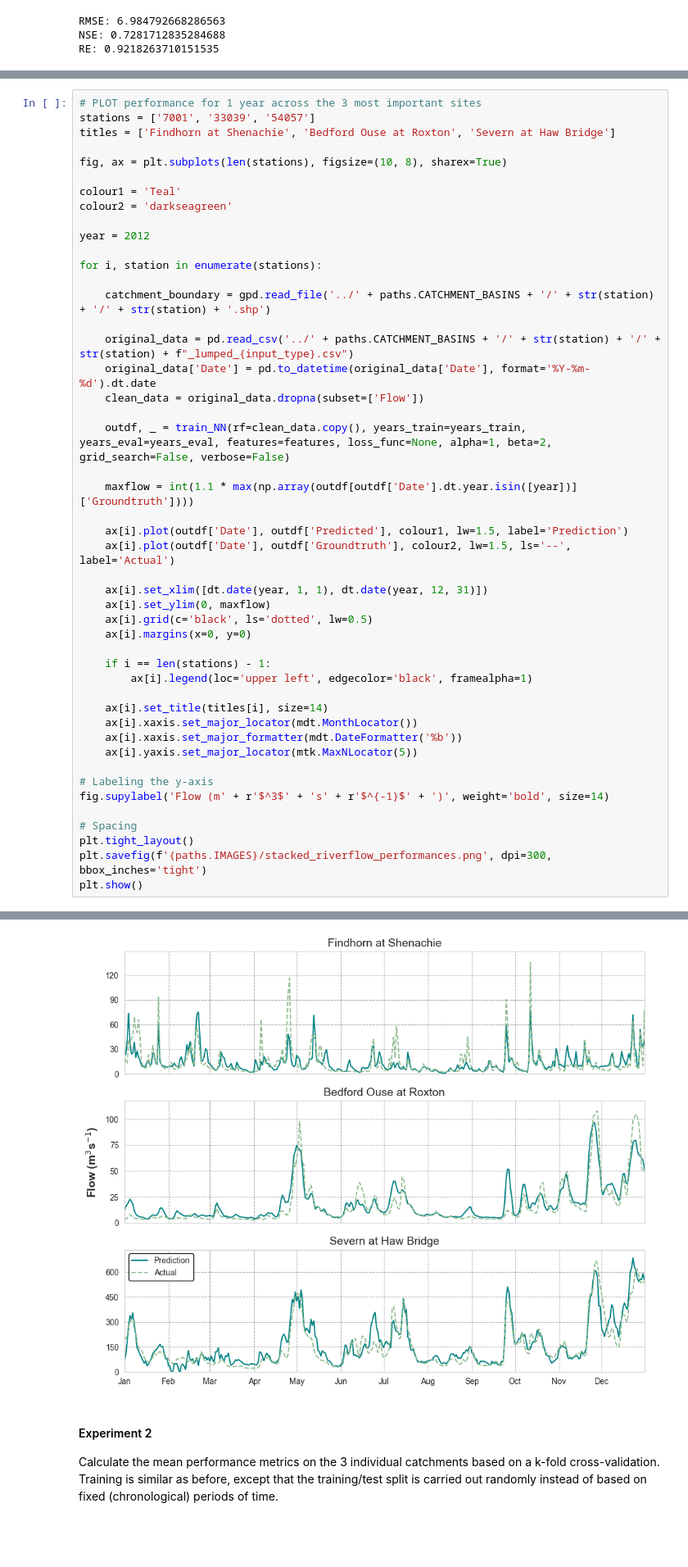
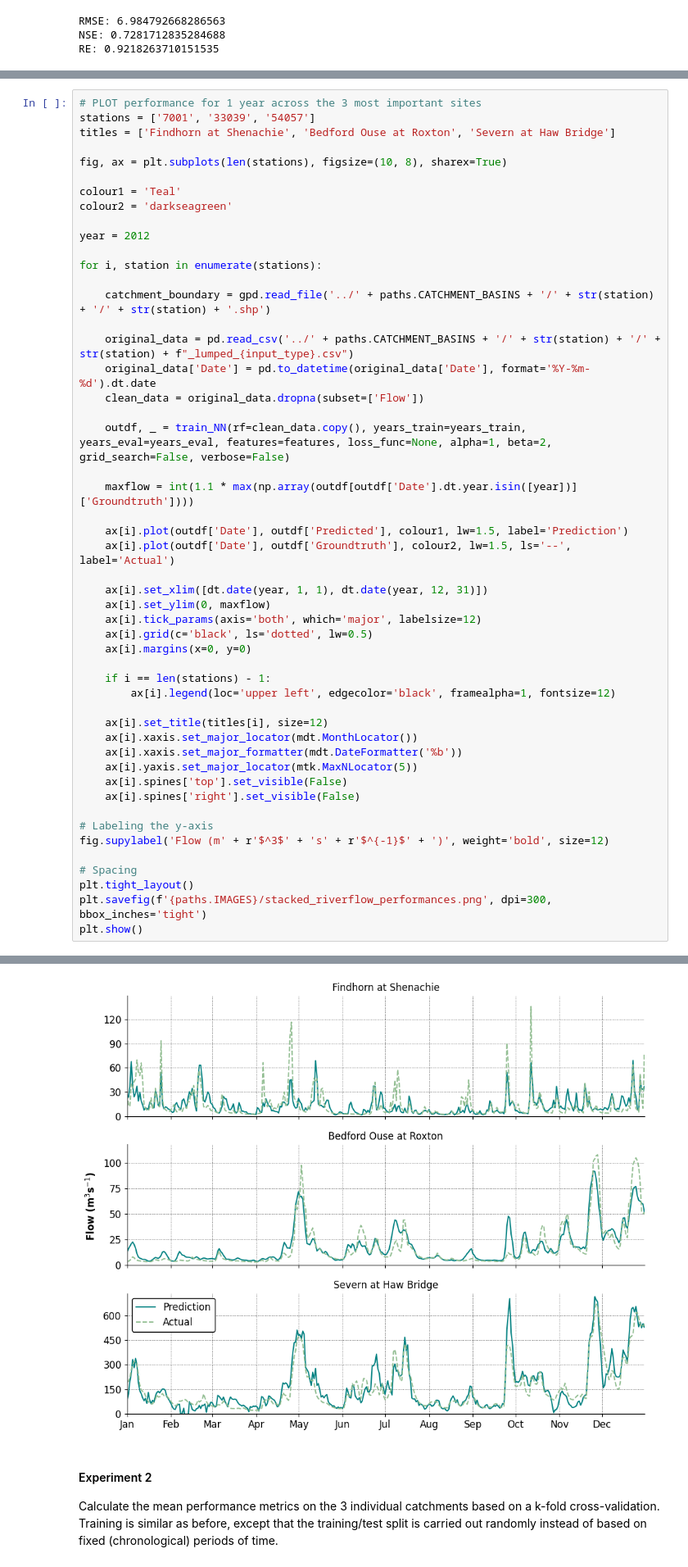
Before and after one commit to AlineGenvision/Lowlands-vs_highlands-streamflow, a Jupyter notebook: notebooks/ANN_replication.ipynb, the cells around one changed output, grey strips where cells are left out. Shown at 82% size. Cells and saved outputs as stored; diff of their text form; blank space fills up the shorter version.

```diff
--- a/notebooks/ANN_replication.ipynb
+++ b/notebooks/ANN_replication.ipynb
@@ -182,19 +182,22 @@ for i, station in enumerate(stations):
 
     ax[i].set_xlim([dt.date(year, 1, 1), dt.date(year, 12, 31)])
     ax[i].set_ylim(0, maxflow)
+    ax[i].tick_params(axis='both', which='major', labelsize=12)
     ax[i].grid(c='black', ls='dotted', lw=0.5)
     ax[i].margins(x=0, y=0)
 
     if i == len(stations) - 1:
-        ax[i].legend(loc='upper left', edgecolor='black', framealpha=1)
+        ax[i].legend(loc='upper left', edgecolor='black', framealpha=1, fontsize=12)
 
-    ax[i].set_title(titles[i], size=14)
+    ax[i].set_title(titles[i], size=12)
     ax[i].xaxis.set_major_locator(mdt.MonthLocator())
     ax[i].xaxis.set_major_formatter(mdt.DateFormatter('%b'))
     ax[i].yaxis.set_major_locator(mtk.MaxNLocator(5))
+    ax[i].spines['top'].set_visible(False)
+    ax[i].spines['right'].set_visible(False)
 
 # Labeling the y-axis
-fig.supylabel('Flow (m' + r'$^3$' + 's' + r'$^{-1}$' + ')', weight='bold', size=14)
+fig.supylabel('Flow (m' + r'$^3$' + 's' + r'$^{-1}$' + ')', weight='bold', size=12)
 
 # Spacing
 plt.tight_layout()
@@ -204,4 +213,4 @@ plt.show()
-[figure, old version]
+[figure, new version]
 # %% [markdown]
 #### Experiment 2
 
```
Also changed, not shown: parts of 4 cells of this notebook, 24 other files.
